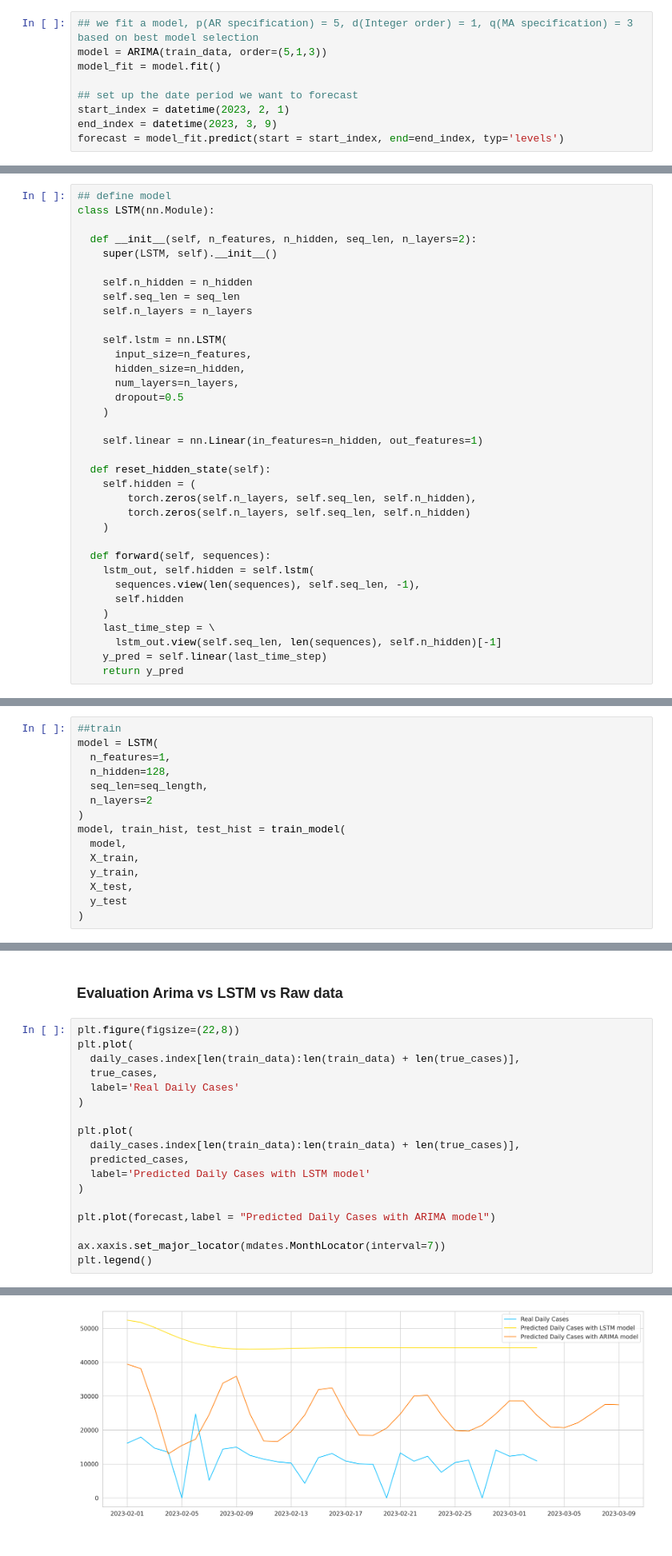
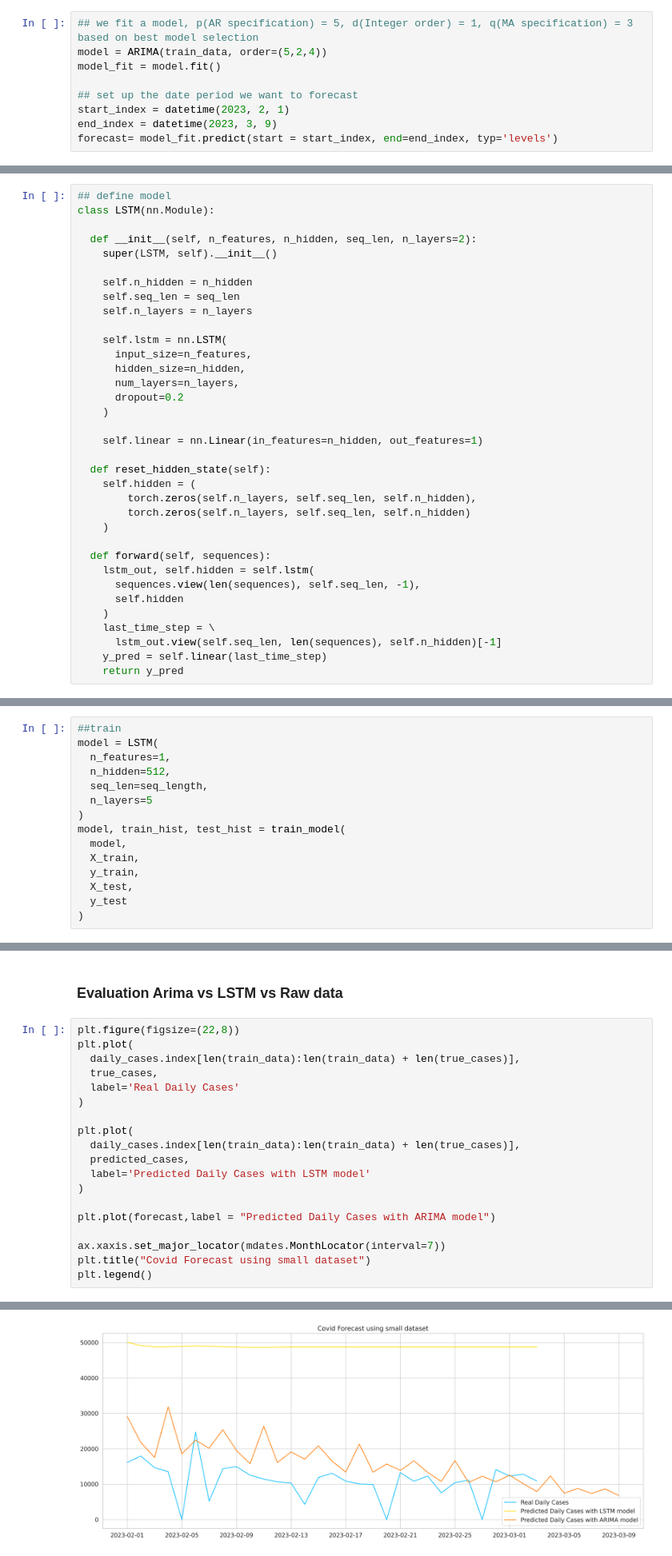
Before and after one commit to gmrwh92/covid, a Jupyter notebook: Covid19_Report.ipynb, the cells around one changed output, grey strips where cells are left out. Shown at 80% size. Drawn from its saved outputs; the diff is of its cells as text.

```diff
--- a/Covid19_Report.ipynb
+++ b/Covid19_Report.ipynb
@@ -439,13 +457,13 @@ Total fit time: 37.699 seconds
 * Fit model
 # %%
 ## we fit a model, p(AR specification) = 5, d(Integer order) = 1, q(MA specification) = 3 based on best model selection
-model = ARIMA(train_data, order=(5,1,3))
+model = ARIMA(train_data, order=(5,2,4))
 model_fit = model.fit()
 
 ## set up the date period we want to forecast
 start_index = datetime(2023, 2, 1)
 end_index = datetime(2023, 3, 9)
-forecast = model_fit.predict(start = start_index, end=end_index, typ='levels')
+forecast= model_fit.predict(start = start_index, end=end_index, typ='levels')
 # %%
 forecast.head(15)
 # %% [output]
@@ -538,7 +562,7 @@ class LSTM(nn.Module):
       input_size=n_features,
       hidden_size=n_hidden,
       num_layers=n_layers,
-      dropout=0.5
+      dropout=0.2
     )
 
     self.linear = nn.Linear(in_features=n_hidden, out_features=1)
@@ -606,9 +630,9 @@ def train_model(
 ##train
 model = LSTM(
   n_features=1,
-  n_hidden=128,
+  n_hidden=512,
   seq_len=seq_length,
-  n_layers=2
+  n_layers=5
 )
 model, train_hist, test_hist = train_model(
   model,
@@ -678,24 +702,25 @@ plt.show()
 # %%
 plt.figure(figsize=(22,8))
 plt.plot(
   daily_cases.index[len(train_data):len(train_data) + len(true_cases)],
   true_cases,
   label='Real Daily Cases'
 )
 
 plt.plot(
   daily_cases.index[len(train_data):len(train_data) + len(true_cases)],
   predicted_cases,
   label='Predicted Daily Cases with LSTM model'
 )
 
 plt.plot(forecast,label = "Predicted Daily Cases with ARIMA model")
 
 ax.xaxis.set_major_locator(mdates.MonthLocator(interval=7))
+plt.title("Covid Forecast using small dataset")
 plt.legend()
 # %% [output]
 <matplotlib.legend.Legend at 0x...>
-[figure, old version]
+[figure, new version]
 # %%
 ## evaluation criteria
 def MAE(true, pred):
```
Also changed, not shown: parts of 28 cells of this notebook.
